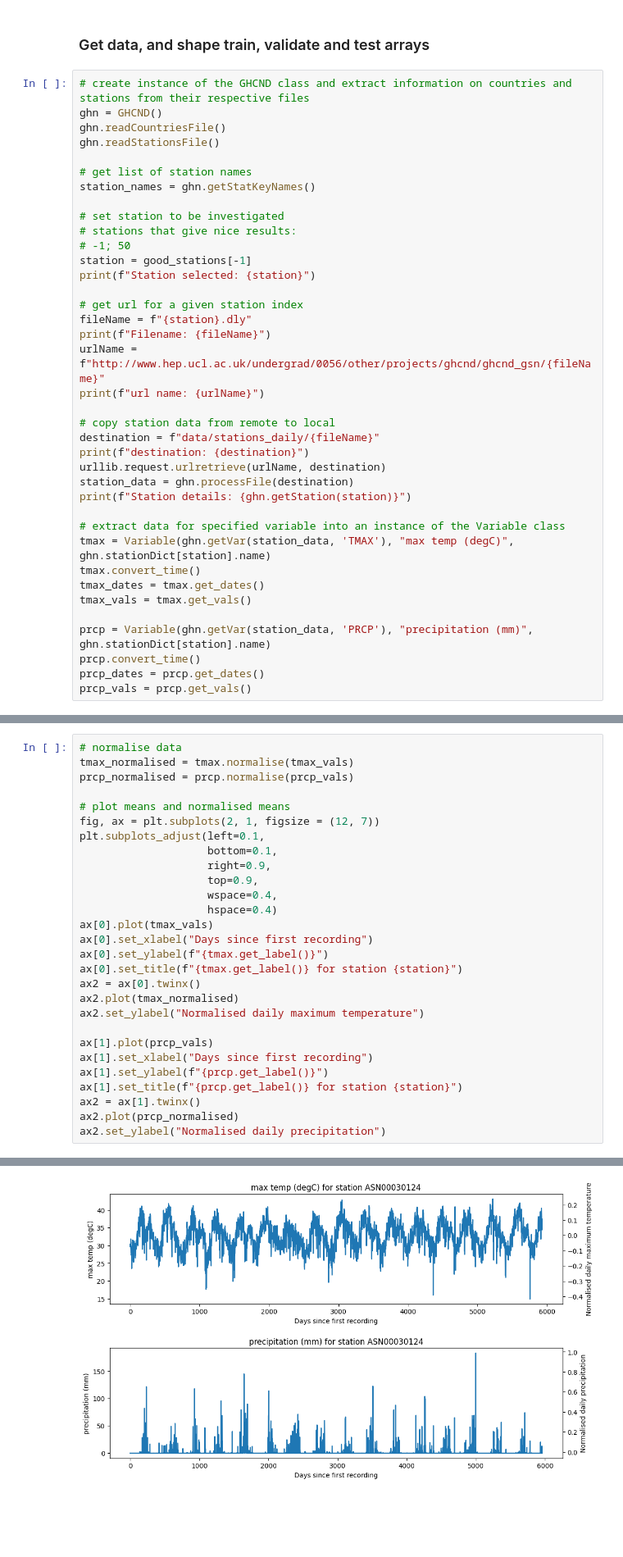
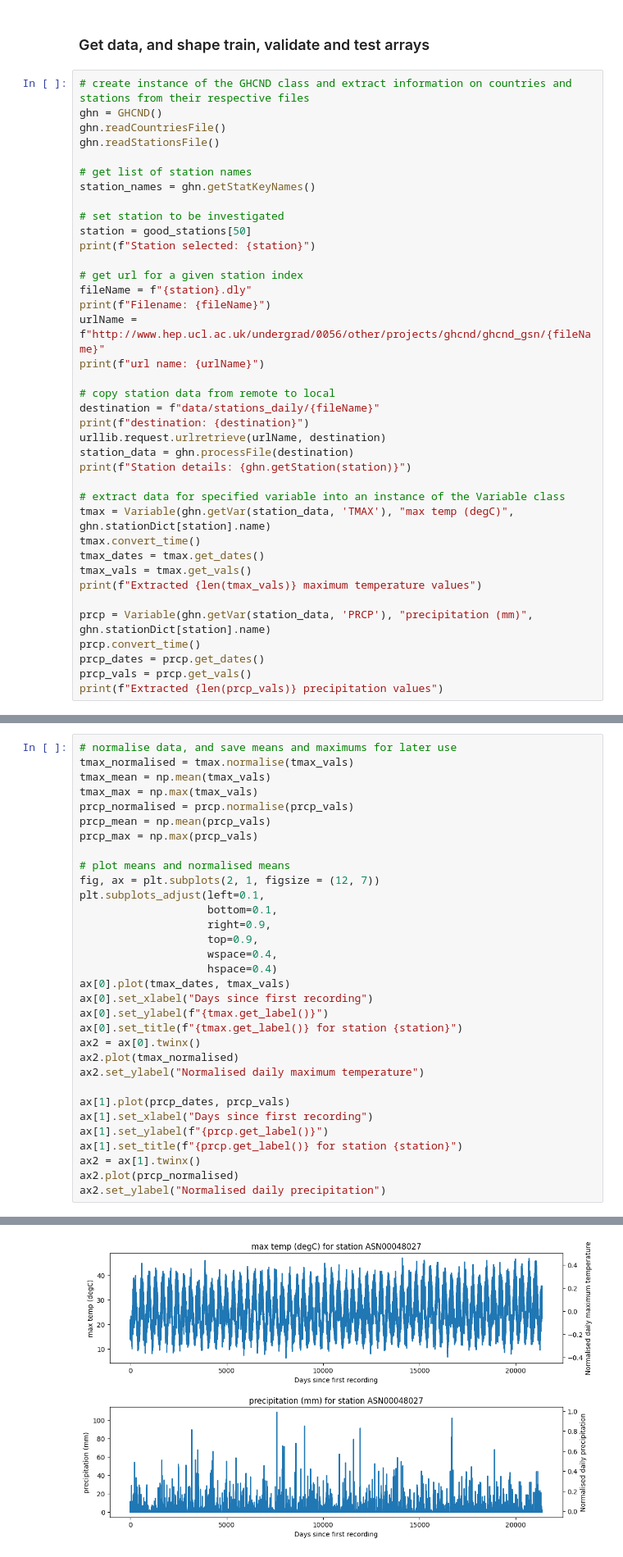
Before and after one commit to rhtweedie/ghcnd_ml, a Jupyter notebook: RNN_multi_var.ipynb, the cells around one changed output, grey strips where cells are left out. Shown at 82% size. Drawn from its saved outputs; the diff is of its cells as text; blank space fills up the shorter version.

```diff
--- a/RNN_multi_var.ipynb
+++ b/RNN_multi_var.ipynb
@@ -36,9 +60,7 @@ ghn.readStationsFile()
 station_names = ghn.getStatKeyNames()
 
 # set station to be investigated
-# stations that give nice results:
-# -1; 50
-station = good_stations[-1]
+station = good_stations[50]
 print(f"Station selected: {station}")
 
 # get url for a given station index
@@ -59,9 +81,11 @@ tmax = Variable(ghn.getVar(station_data, 'TMAX'), "max temp (degC)", ghn.station
 tmax.convert_time()
 tmax_dates = tmax.get_dates()
 tmax_vals = tmax.get_vals()
+print(f"Extracted {len(tmax_vals)} maximum temperature values")
 
 prcp = Variable(ghn.getVar(station_data, 'PRCP'), "precipitation (mm)", ghn.stationDict[station].name)
 prcp.convert_time()
 prcp_dates = prcp.get_dates()
 prcp_vals = prcp.get_vals()
+print(f"Extracted {len(prcp_vals)} precipitation values")
 # %% [output]
@@ -70,34 +101,38 @@ ValueError: could not convert string to float: 'ml>\n'
 # %%
-# normalise data
+# normalise data, and save means and maximums for later use
 tmax_normalised = tmax.normalise(tmax_vals)
+tmax_mean = np.mean(tmax_vals)
+tmax_max = np.max(tmax_vals)
 prcp_normalised = prcp.normalise(prcp_vals)
+prcp_mean = np.mean(prcp_vals)
+prcp_max = np.max(prcp_vals)
 
 # plot means and normalised means
 fig, ax = plt.subplots(2, 1, figsize = (12, 7))
 plt.subplots_adjust(left=0.1,
                     bottom=0.1,
                     right=0.9,
                     top=0.9,
                     wspace=0.4,
                     hspace=0.4)
-ax[0].plot(tmax_vals)
+ax[0].plot(tmax_dates, tmax_vals)
 ax[0].set_xlabel("Days since first recording")
 ax[0].set_ylabel(f"{tmax.get_label()}")
 ax[0].set_title(f"{tmax.get_label()} for station {station}")
 ax2 = ax[0].twinx()
 ax2.plot(tmax_normalised)
 ax2.set_ylabel("Normalised daily maximum temperature")
 
-ax[1].plot(prcp_vals)
+ax[1].plot(prcp_dates, prcp_vals)
 ax[1].set_xlabel("Days since first recording")
 ax[1].set_ylabel(f"{prcp.get_label()}")
 ax[1].set_title(f"{prcp.get_label()} for station {station}")
 ax2 = ax[1].twinx()
 ax2.plot(prcp_normalised)
 ax2.set_ylabel("Normalised daily precipitation")
 # %% [output]
 Text(0, 0.5, 'Normalised daily precipitation')
-[figure, old version]
+[figure, new version]
 # %%
 WINDOW_SIZE = 10
 OFFSET = 1
```
Also changed, not shown: parts of 11 cells of this notebook, 1 other file.
